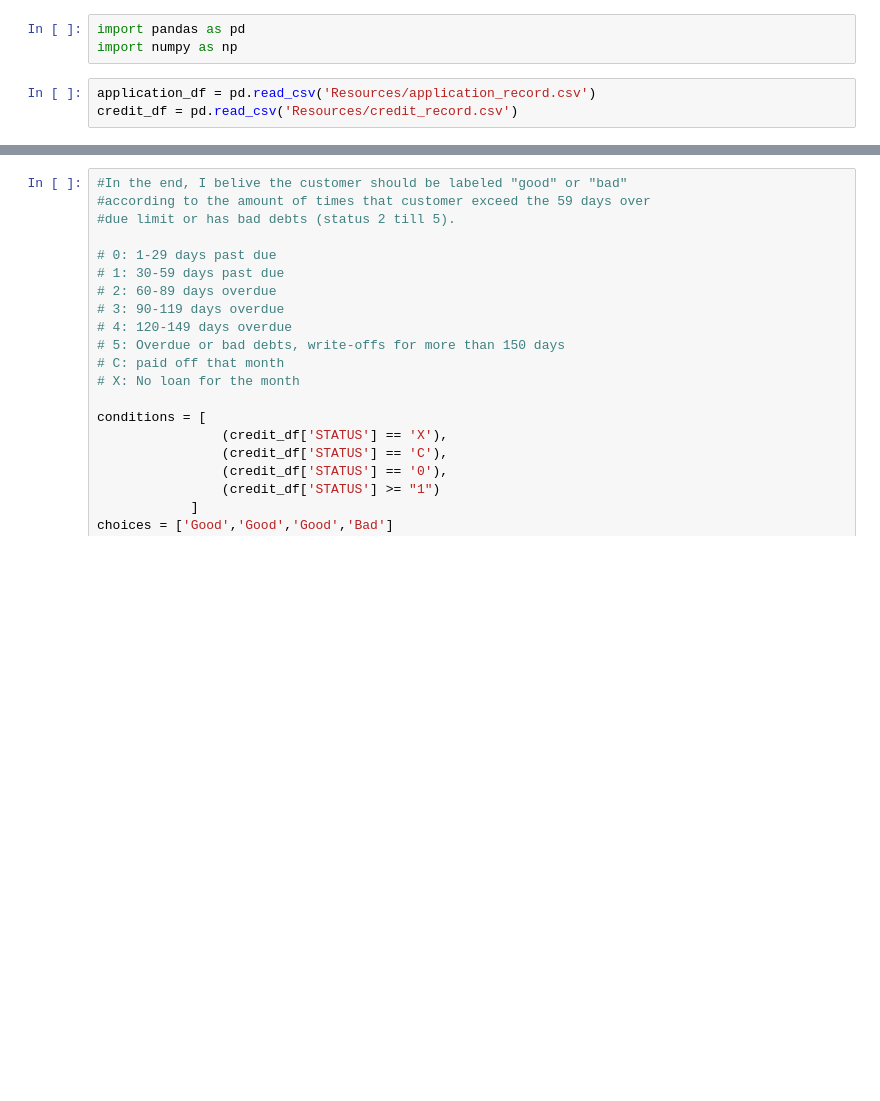
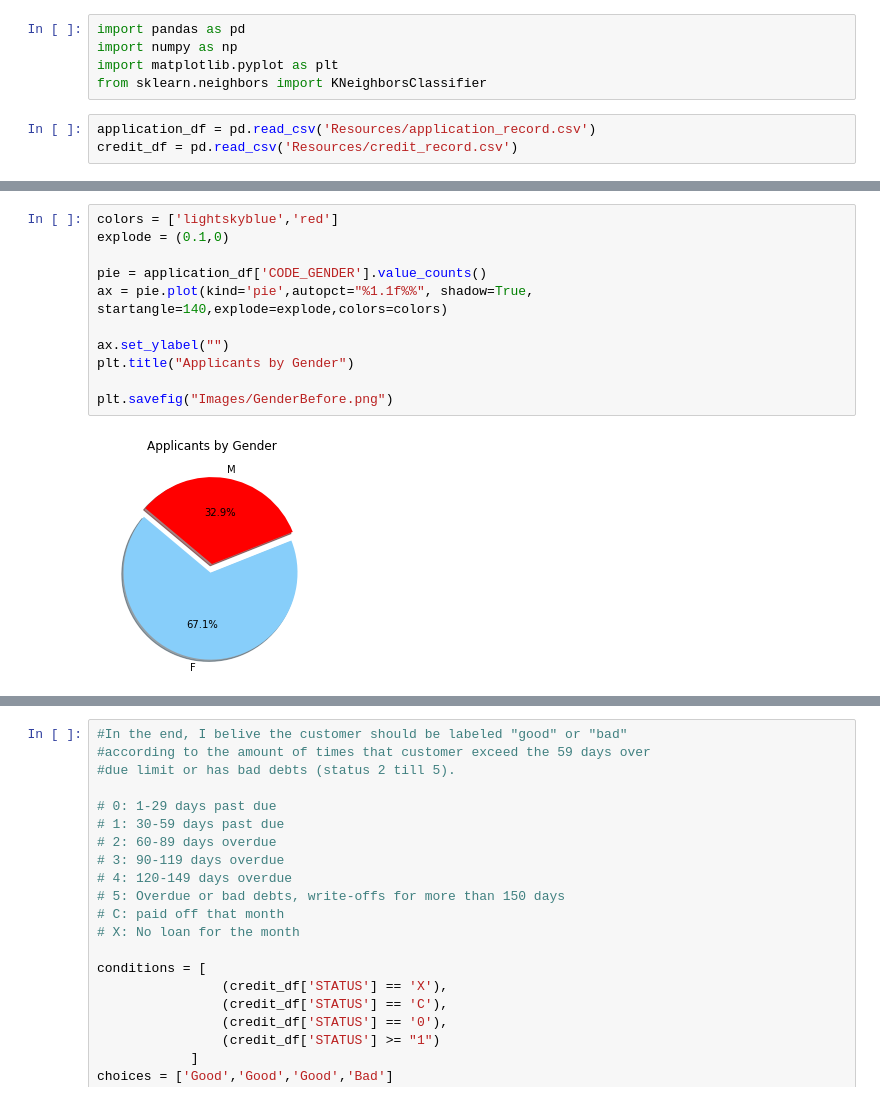
Before and after one commit to melodie1920/FinalProject, a Jupyter notebook: Final Project.ipynb, the cells around one changed output, grey strips where cells are left out. Drawn from its saved outputs; the diff is of its cells as text; blank space fills up the shorter version.

```diff
--- a/Final Project.ipynb
+++ b/Final Project.ipynb
@@ -1,6 +1,8 @@
 # %%
 import pandas as pd
 import numpy as np
+import matplotlib.pyplot as plt
+from sklearn.neighbors import KNeighborsClassifier
 # %%
 application_df = pd.read_csv('Resources/application_record.csv')
 credit_df = pd.read_csv('Resources/credit_record.csv')
@@ -13,3 +15,16 @@ application_df.head()
 | 2 | 5008806 | M | Y | Y | 0 | 112500.0 | Working | ... |
 | 3 | 5008808 | F | N | Y | 0 | 270000.0 | Commercial associate | ... |
 | 4 | 5008809 | F | N | Y | 0 | 270000.0 | Commercial associate | ... |
+# %%
+colors = ['lightskyblue','red']
+explode = (0.1,0)
+
+pie = application_df['CODE_GENDER'].value_counts()
+ax = pie.plot(kind='pie',autopct="%1.1f%%", shadow=True, startangle=140,explode=explode,colors=colors)
+
+ax.set_ylabel("")
+plt.title("Applicants by Gender")
+
+plt.savefig("Images/GenderBefore.png")
+# %% [output]
+[figure, added]
```
Also changed, not shown: parts of 46 cells of this notebook, 33 other files.
